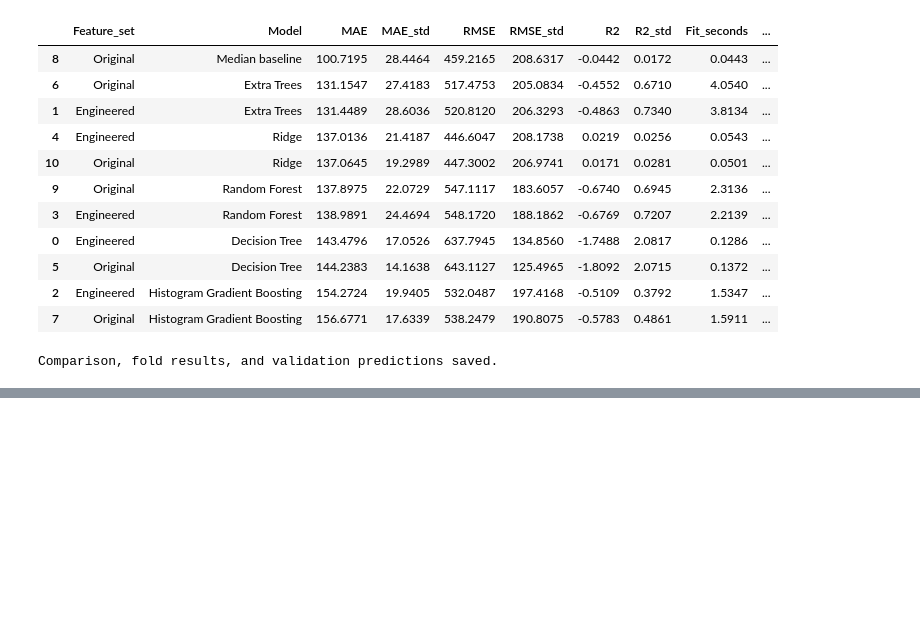
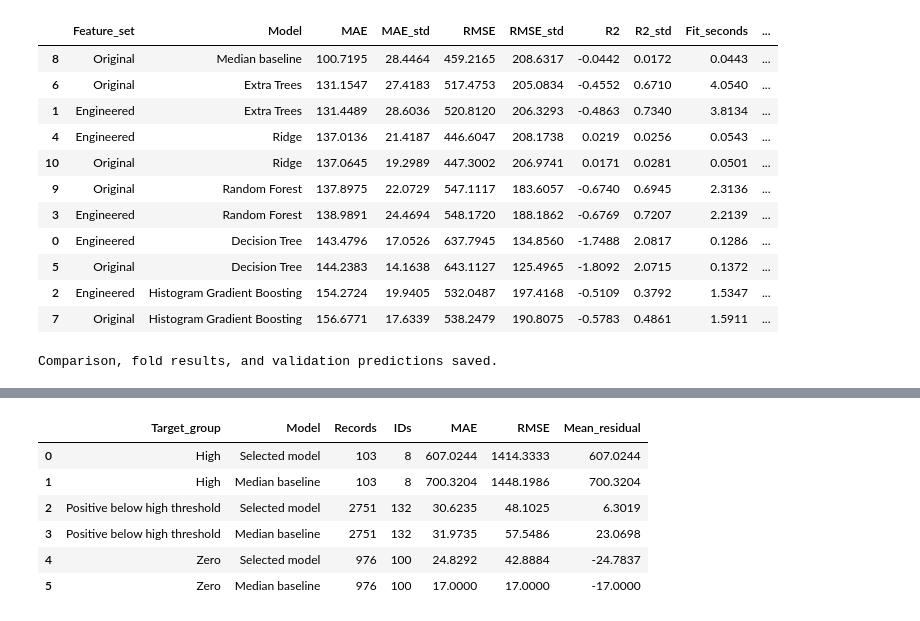
Before and after one commit to mhdAfrin/Machine-Learning---WeaveIQ-, a Jupyter notebook: notebooks/04_features_and_preprocessing.ipynb, the cells around one changed output, grey strips where cells are left out. Drawn from its saved outputs; the diff is of its cells as text; code cells hidden in the pictures; blank space fills up the shorter version.

```diff
--- a/notebooks/04_features_and_preprocessing.ipynb
+++ b/notebooks/04_features_and_preprocessing.ipynb
@@ -358,0 +963,83 @@ Comparison, fold results, and validation predictions saved.
+# %%
+test_predictions = test[["source_row", "ID"]].copy()
+
+test_predictions["Actual"] = y_test.to_numpy()
+test_predictions["Selected_prediction"] = model_predictions
+test_predictions["Baseline_prediction"] = baseline_predictions
+
+# Positive residual means the model underpredicted
+test_predictions["Residual"] = (
+    test_predictions["Actual"]
+    - test_predictions["Selected_prediction"]
+)
+
+test_predictions["Absolute_error"] = (
+    test_predictions["Residual"].abs()
+)
+
+test_predictions["Target_group"] = np.select(
+    [
+        test_predictions["Actual"].eq(0),
+        test_predictions["Actual"].ge(high_threshold),
+    ],
+    [
+        "Zero",
+        "High",
+    ],
+    default="Positive below high threshold",
+)
+
+subgroup_results = []
+
+for group_name, group in test_predictions.groupby("Target_group"):
+    for model_name, prediction_column in [
+        ("Selected model", "Selected_prediction"),
+        ("Median baseline", "Baseline_prediction"),
+    ]:
+        actual = group["Actual"]
+        predicted = group[prediction_column]
+
+        subgroup_results.append({
+            "Target_group": group_name,
+            "Model": model_name,
+            "Records": len(group),
+            "IDs": group["ID"].nunique(),
+            "MAE": mean_absolute_error(actual, predicted),
+            "RMSE": np.sqrt(
+                mean_squared_error(actual, predicted)
+            ),
+            "Mean_residual": (actual - predicted).mean(),
+        })
+
+subgroup_metrics = pd.DataFrame(subgroup_results)
+
+test_predictions.to_csv(
+    project / "data/processed/final_test_predictions.csv",
+    index=False,
+)
+
+subgroup_metrics.to_csv(
+    project / "reports/final_test_subgroups.csv",
+    index=False,
+)
+
+selection_record["test_evaluated"] = True
+selection_record["test_records"] = len(test)
+selection_record["test_ids"] = int(test["ID"].nunique())
+selection_record["baseline_fit_seconds"] = baseline_fit_seconds
+
+selection_path.write_text(
+    json.dumps(selection_record, indent=2),
+    encoding="utf-8",
+)
+
+display(subgroup_metrics.round(4))
+print("Test predictions and evaluation reports saved.")
+# %% [output]
+|  | Target_group | Model | Records | IDs | MAE | RMSE | Mean_residual |
+| 0 | High | Selected model | 103 | 8 | 607.0244 | 1414.3333 | 607.0244 |
+| 1 | High | Median baseline | 103 | 8 | 700.3204 | 1448.1986 | 700.3204 |
+| 2 | Positive below high threshold | Selected model | 2751 | 132 | 30.6235 | 48.1025 | 6.3019 |
+| 3 | Positive below high threshold | Median baseline | 2751 | 132 | 31.9735 | 57.5486 | 23.0698 |
+| 4 | Zero | Selected model | 976 | 100 | 24.8292 | 42.8884 | -24.7837 |
+| 5 | Zero | Median baseline | 976 | 100 | 17.0000 | 17.0000 | -17.0000 |
```
Also changed, not shown: parts of 8 cells of this notebook, 19 other files.
